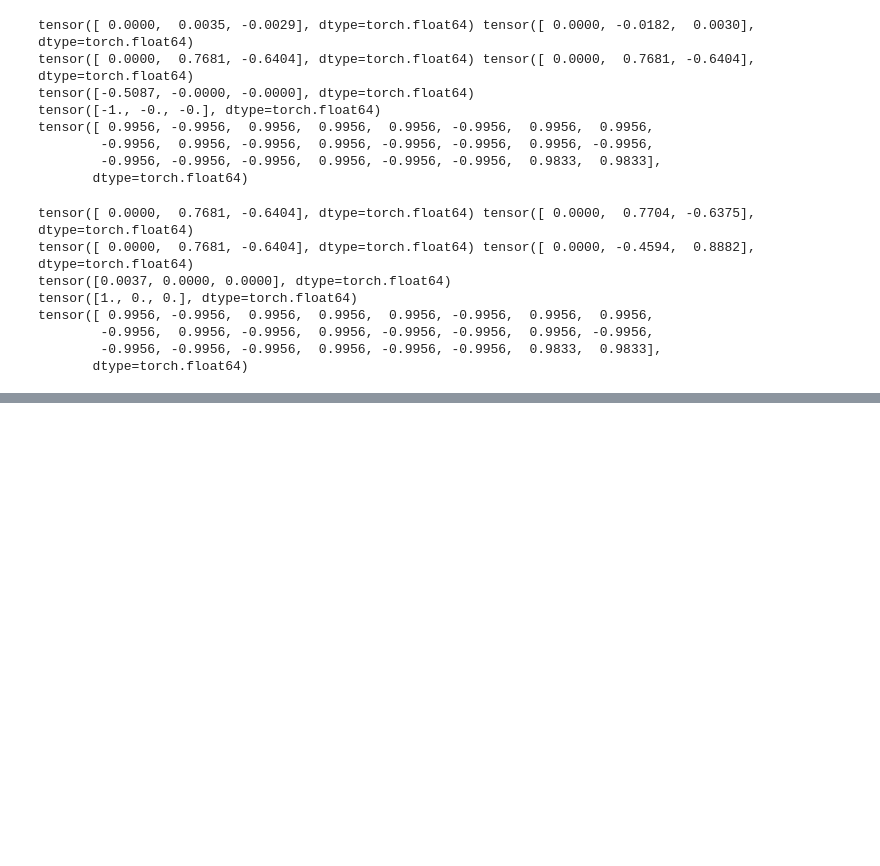
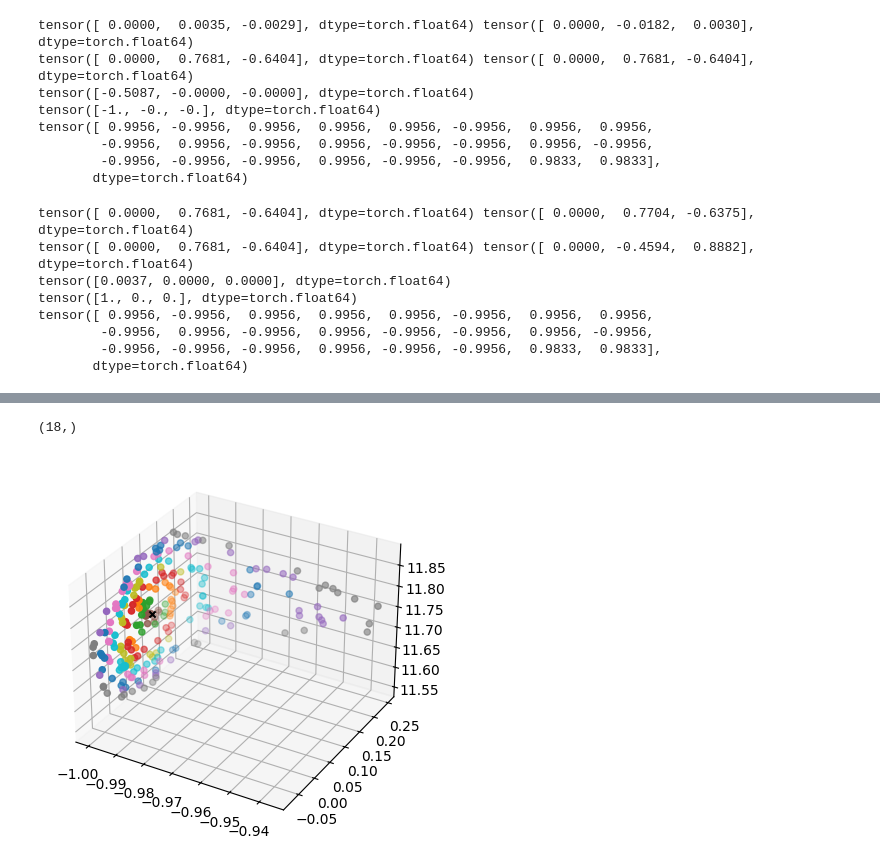
Before and after one commit to RushaliRajesh/pcp, a Jupyter notebook: data_torch_checks.ipynb, the cells around one changed output, grey strips where cells are left out. Cells and saved outputs as stored; diff of their text form; code cells hidden in the pictures; blank space fills up the shorter version.

```diff
--- a/data_torch_checks.ipynb
+++ b/data_torch_checks.ipynb
@@ -112,6 +109,7 @@ area shape after multi with sign:  torch.Size([24])
 
 def process_one_pcd(pts, norms, main_ind):
     dists_ori, indices_ori = find_neighs(pts)
+    print("pts shape: ", pts.shape)
     neighs = pts[indices_ori]
     print("neighs shape: ", neighs.shape)
     labels_per_row = np.apply_along_axis(lambda row: ckwrap.ckmeans(row, 5).labels, 1, dists_ori)
@@ -164,7 +162,7 @@ def process_one_pcd(pts, norms, main_ind):
             print("norms check: ", i, norms[i].shape)
             dot_pdts = torch.tensordot(crs_pdts, norms[i].T, dims=1)
             print(dot_pdts[2])
-            sign = torch.divide(dot_pdts, np.abs(dot_pdts))
+            sign = torch.divide(dot_pdts, torch.abs(dot_pdts))
             print("dot_pdts shape: ",dot_pdts.shape)
             print("area shape: ",area.shape)
             area = torch.multiply(area, sign)
@@ -399,0 +613,21 @@ tensor([ 0.9956, -0.9956,  0.9956,  0.9956,  0.9956, -0.9956,  0.9956,  0.9956,
+# %%
+np.where(labels==1)[0].shape
+# %% [output]
+(18,)
+# %%
+import matplotlib.pyplot as plt
+from mpl_toolkits.mplot3d import Axes3D
+
+fig = plt.figure()
+ax = fig.add_subplot(111, projection='3d')
+
+
+labels = mat.squeeze(0).cpu().numpy()
+for i in range(labels.shape[0]):
+    clus_ps = mat_pts[np.where(labels==i)[0],:]
+    ax.scatter(clus_ps[:,0], clus_ps[:,1], clus_ps[:,2], marker='o')
+ax.scatter(all_pts[0][0][0], all_pts[0][0][1], all_pts[0][0][2], marker='x', c='black')
+
+plt.show()
+# %% [output]
+[figure, added]
```
Also changed, not shown: parts of 7 cells of this notebook, 1 other file.
